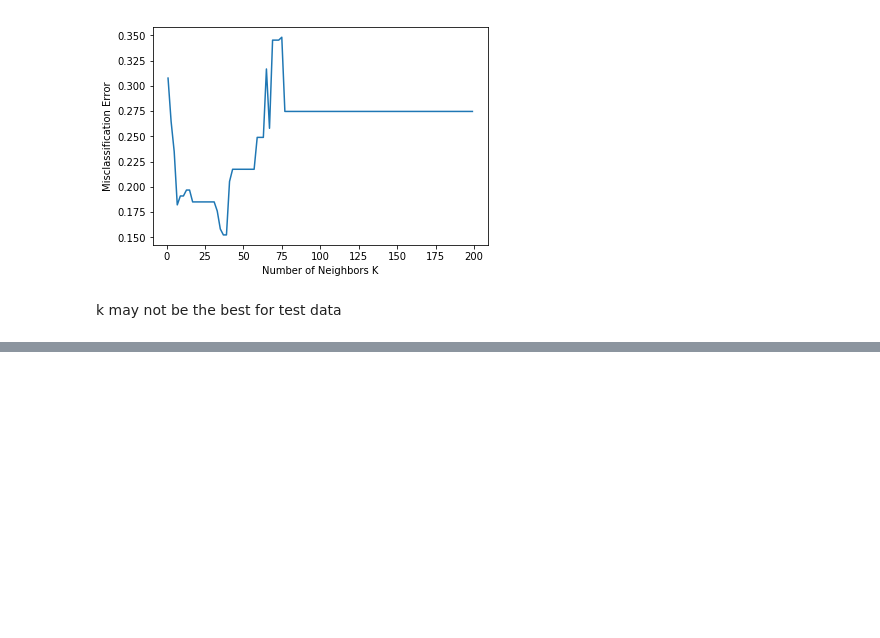
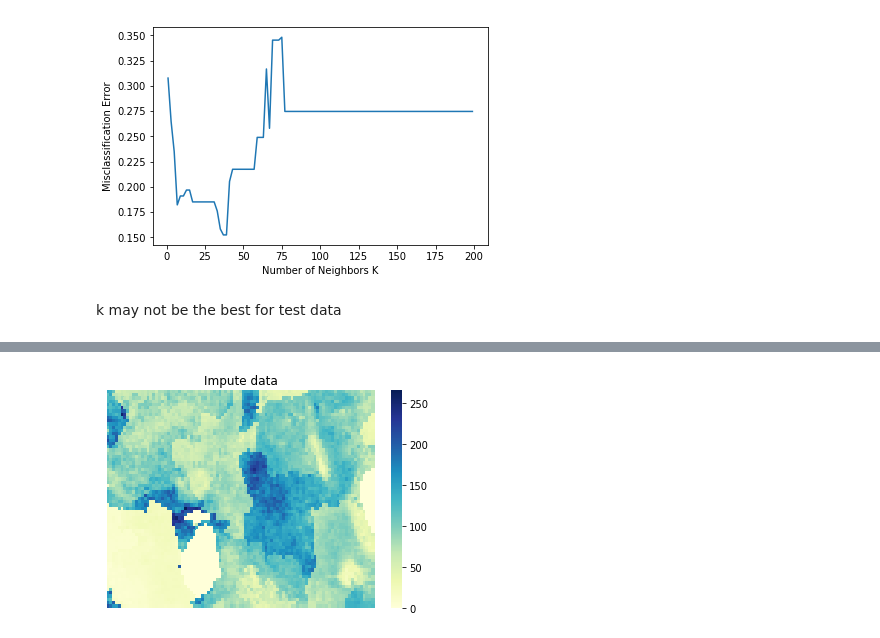
Before and after one commit to susiecant/FMD-RSG, a Jupyter notebook: farm imputation.ipynb, the cells around one changed output, grey strips where cells are left out. Saved outputs shown, nothing was run; the diff lists cells and outputs as text; code cells hidden in the pictures; blank space fills up the shorter version.

```diff
--- a/farm imputation.ipynb
+++ b/farm imputation.ipynb
@@ -931,0 +1017,5 @@ readdata
+# %%
+for i in range(len(Latitude_cattle)):
+    farm_index_grid_cluster_i=[j for j in range(len(delete_lat)) if (delete_lat[j]<Latitude_cattle[i]+dlat_half) and (delete_lat[j]>Latitude_cattle[i]-dlat_half) and (delete_long[j]<Longtitude_cattle[i]+dlong_half) and (delete_long[j]>Longtitude_cattle[i]-dlong_half)]
+    heatmap_impute_cluster_cattle.append(sum(delete_cattle[farm_index_grid_cluster_i]))
+    heatmap_impute_cluster_ruminant.append(sum(delete_ruminant[farm_index_grid_cluster_i]))
@@ -931,0 +1035,18 @@ readdata
+# %%
+heatmap_impute_noncluster_cattle=list()
+heatmap_impute_noncluster_ruminant=list()
+# %%
+for i in range(len(Latitude_cattle)):
+    farm_index_grid_cluster_i=[j for j in range(len(missing_farm_lat)) if (missing_farm_lat[j]<Latitude_cattle[i]+dlat_half) and (missing_farm_lat[j]>Latitude_cattle[i]-dlat_half) and (missing_farm_long[j]<Longtitude_cattle[i]+dlong_half) and (missing_farm_long[j]>Longtitude_cattle[i]-dlong_half)]
+    heatmap_impute_noncluster_cattle.append(sum(missing_farm_hold_cattle[farm_index_grid_cluster_i]))
+    heatmap_impute_noncluster_ruminant.append(sum(missing_farm_hold_ruminant[farm_index_grid_cluster_i]))
+# %%
+heatmap_impute_cattle=np.asarray(heatmap_impute_noncluster_cattle)+np.asarray(heatmap_impute_cluster_cattle)
+heatmap_impute_ruminant=np.asarray(heatmap_impute_noncluster_ruminant)+np.asarray(heatmap_impute_cluster_ruminant)
+# %%
+f=np.asarray(heatmap_impute_cattle).reshape((67,93))
+ax = sns.heatmap(f,xticklabels=False,yticklabels=False,cmap="YlGnBu")
+plt.title('Impute data')
+plt.show()
+# %% [output]
+[figure, added]
```
Also changed, not shown: parts of 42 cells of this notebook.
